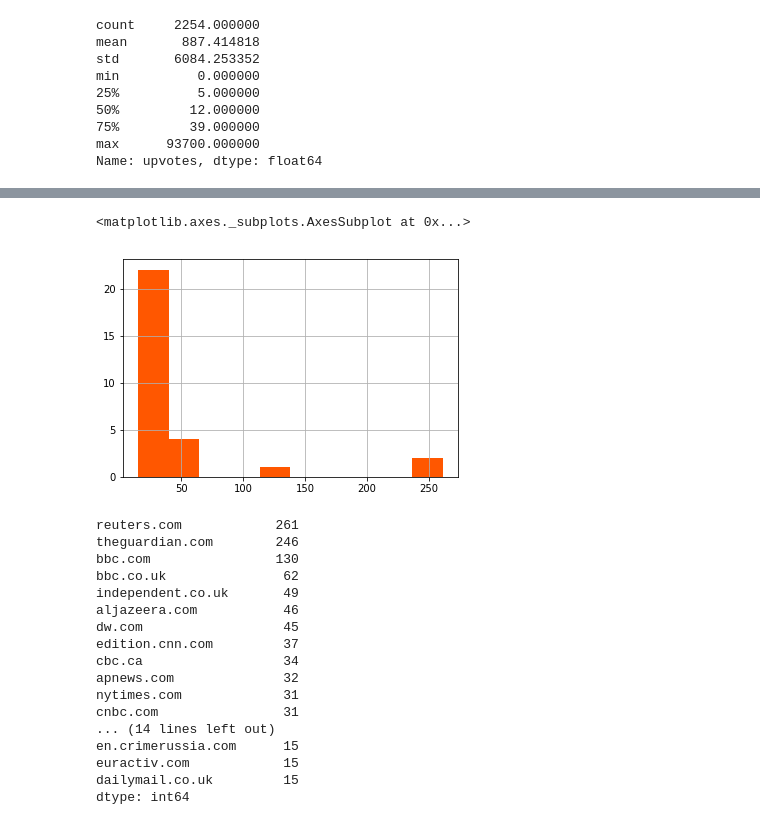
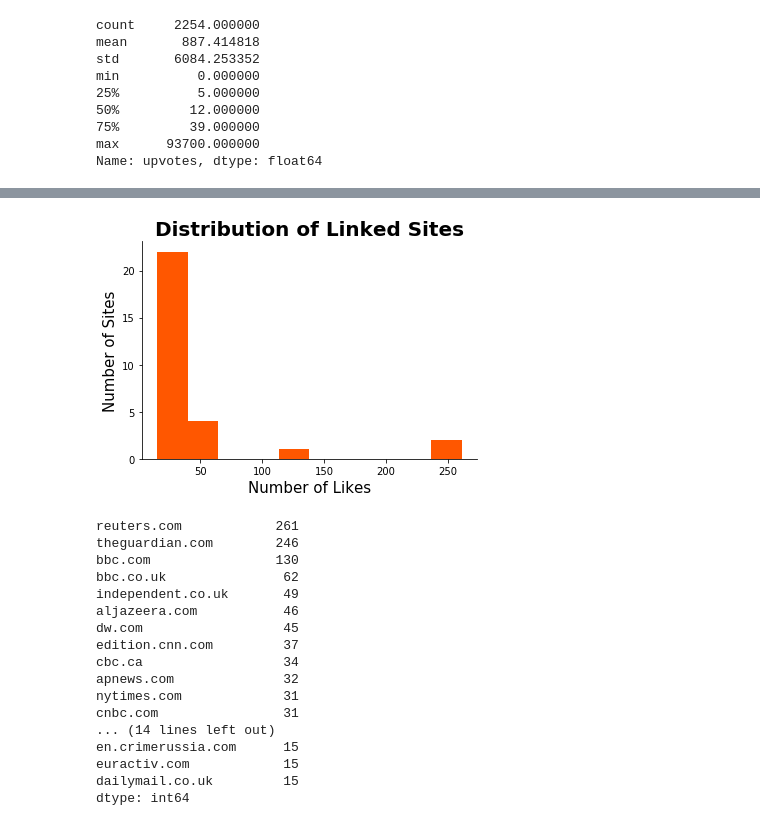
Before and after one commit to huangemma26/Bias_In_Reddit_News, a Jupyter notebook: Clean_and_Regress.ipynb, the cells around one changed output, grey strips where cells are left out. Drawn from its saved outputs; the diff is of its cells as text; code cells hidden in the pictures.

```diff
--- a/Clean_and_Regress.ipynb
+++ b/Clean_and_Regress.ipynb
@@ -182,9 +211,13 @@ sites_dummy = pd.get_dummies(df['site'])
 sites_dummy.drop([col for col, val in sites_dummy.sum().iteritems() if val < 15], axis=1, inplace=True)
-# %%
-sites_dummy.sum().hist(color= '#FF5700')
-# %% [output]
-<matplotlib.axes._subplots.AxesSubplot at 0x...>
-[figure, removed]
+# %%
+# Plot the distribution
+plt.hist(sites_dummy.sum(), color= '#FF5700')
+plt.title('Distribution of Linked Sites', fontsize = 20, weight = 'bold')
+plt.xlabel('Number of Likes', fontsize = 15)
+plt.ylabel('Number of Sites', fontsize = 15)
+sns.despine();
+# %% [output]
+[figure, added]
 # %%
 sites_dummy.sum().sort_values(ascending=False)
 # %% [output]
```
Also changed, not shown: parts of 53 cells of this notebook, 7 other files.
